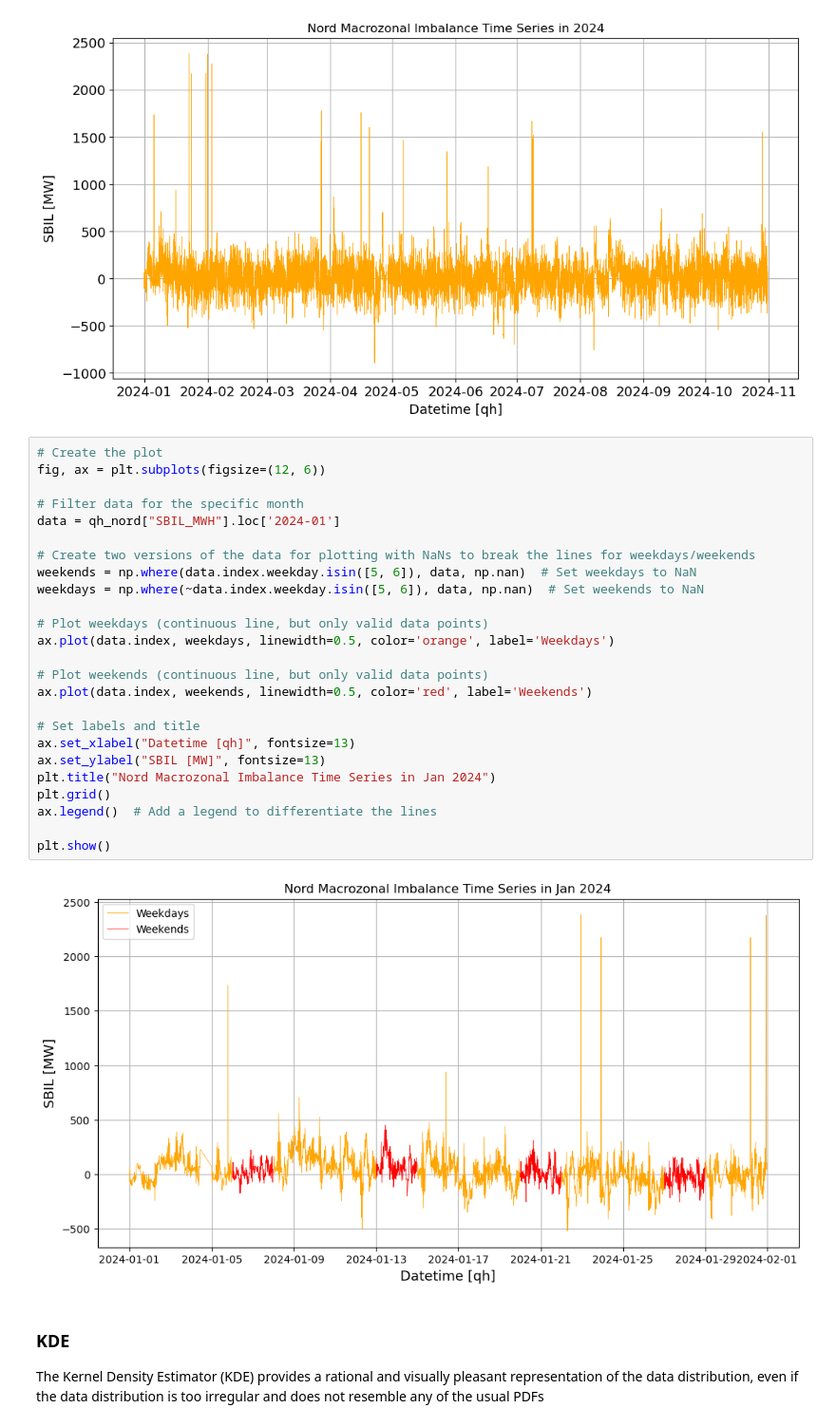
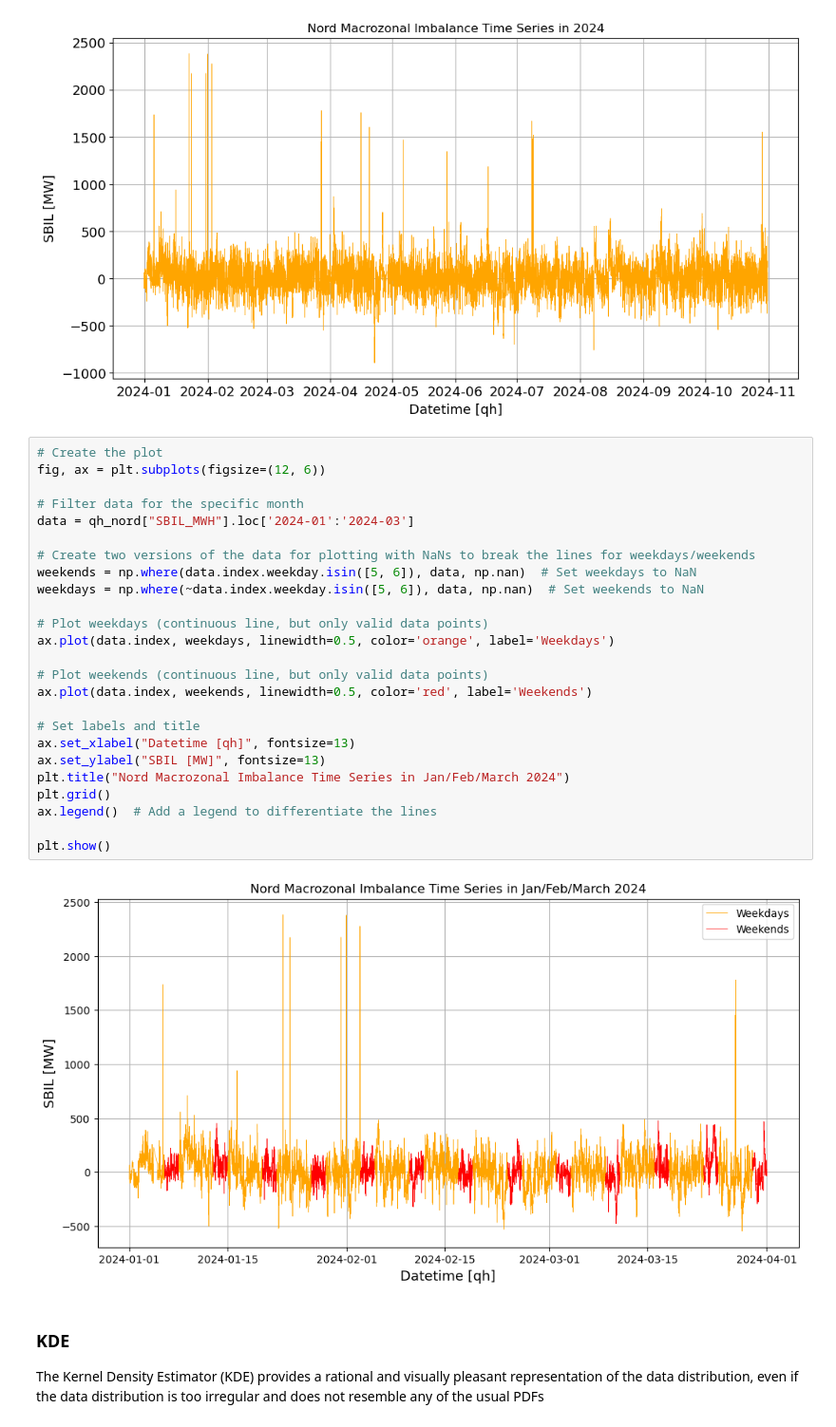
Before and after one commit to samueledelia/Italian-imbalance-forecasting, a Jupyter notebook: notebook/data_exploration/imbalance.ipynb, the cells around one changed output. Shown at 95% size. Cells and saved outputs as stored; diff of their text form.

```diff
--- a/notebook/data_exploration/imbalance.ipynb
+++ b/notebook/data_exploration/imbalance.ipynb
@@ -96,30 +96,30 @@ plt.show()
 # %%
 # Create the plot
 fig, ax = plt.subplots(figsize=(12, 6))
 
 # Filter data for the specific month
-data = qh_nord["SBIL_MWH"].loc['2024-01']
+data = qh_nord["SBIL_MWH"].loc['2024-01':'2024-03']
 
 # Create two versions of the data for plotting with NaNs to break the lines for weekdays/weekends
 weekends = np.where(data.index.weekday.isin([5, 6]), data, np.nan)  # Set weekdays to NaN
 weekdays = np.where(~data.index.weekday.isin([5, 6]), data, np.nan)  # Set weekends to NaN
 
 # Plot weekdays (continuous line, but only valid data points)
 ax.plot(data.index, weekdays, linewidth=0.5, color='orange', label='Weekdays')
 
 # Plot weekends (continuous line, but only valid data points)
 ax.plot(data.index, weekends, linewidth=0.5, color='red', label='Weekends')
 
 # Set labels and title
 ax.set_xlabel("Datetime [qh]", fontsize=13)
 ax.set_ylabel("SBIL [MW]", fontsize=13)
-plt.title("Nord Macrozonal Imbalance Time Series in Jan 2024")
+plt.title("Nord Macrozonal Imbalance Time Series in Jan/Feb/March 2024")
 plt.grid()
 ax.legend()  # Add a legend to differentiate the lines
 
 plt.show()
 # %% [output]
-[figure, old version]
+[figure, new version]
 # %% [markdown]
 <h3>KDE</h3>
 
```
Also changed, not shown: parts of 3 cells of this notebook, 4 other files.
